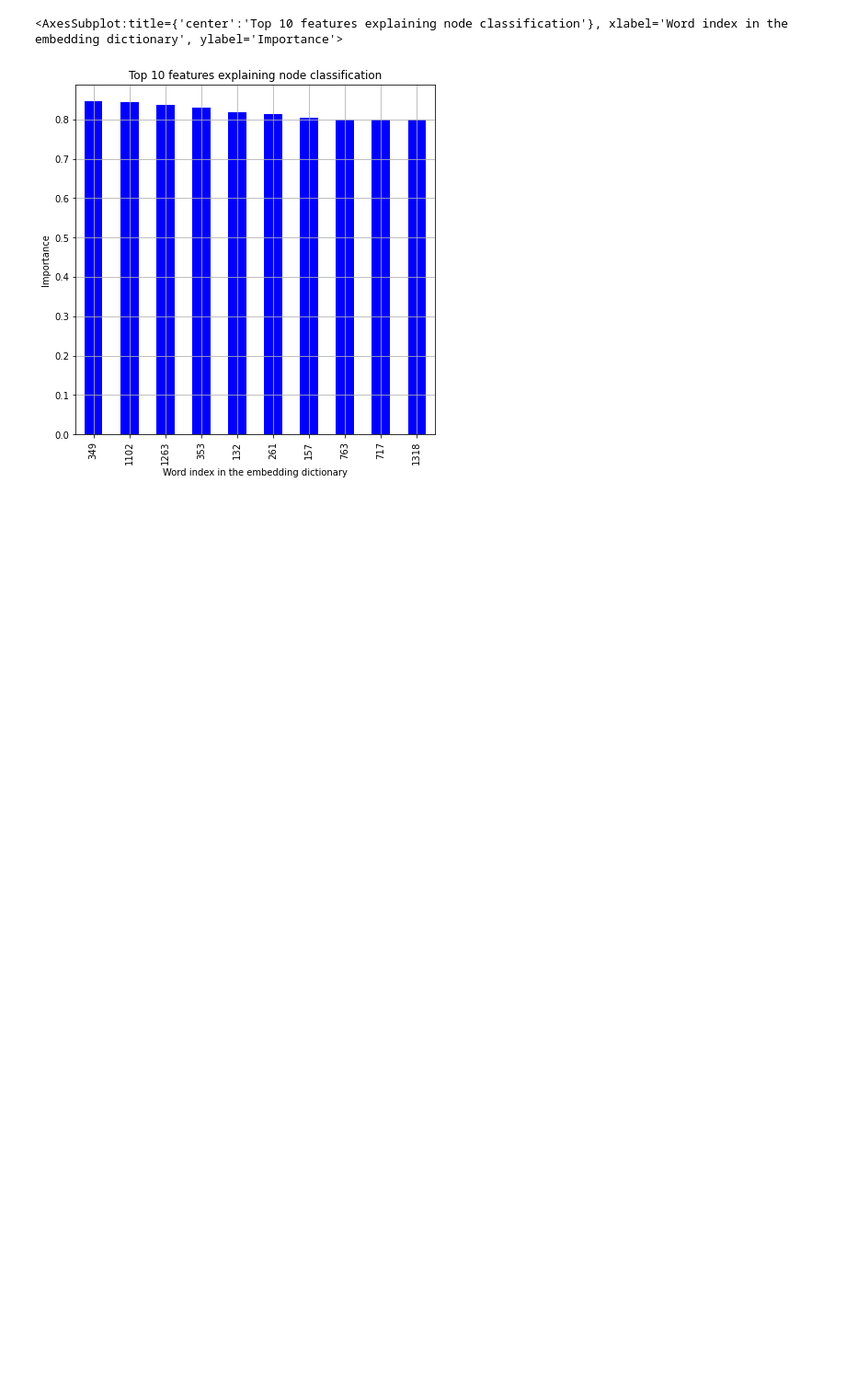
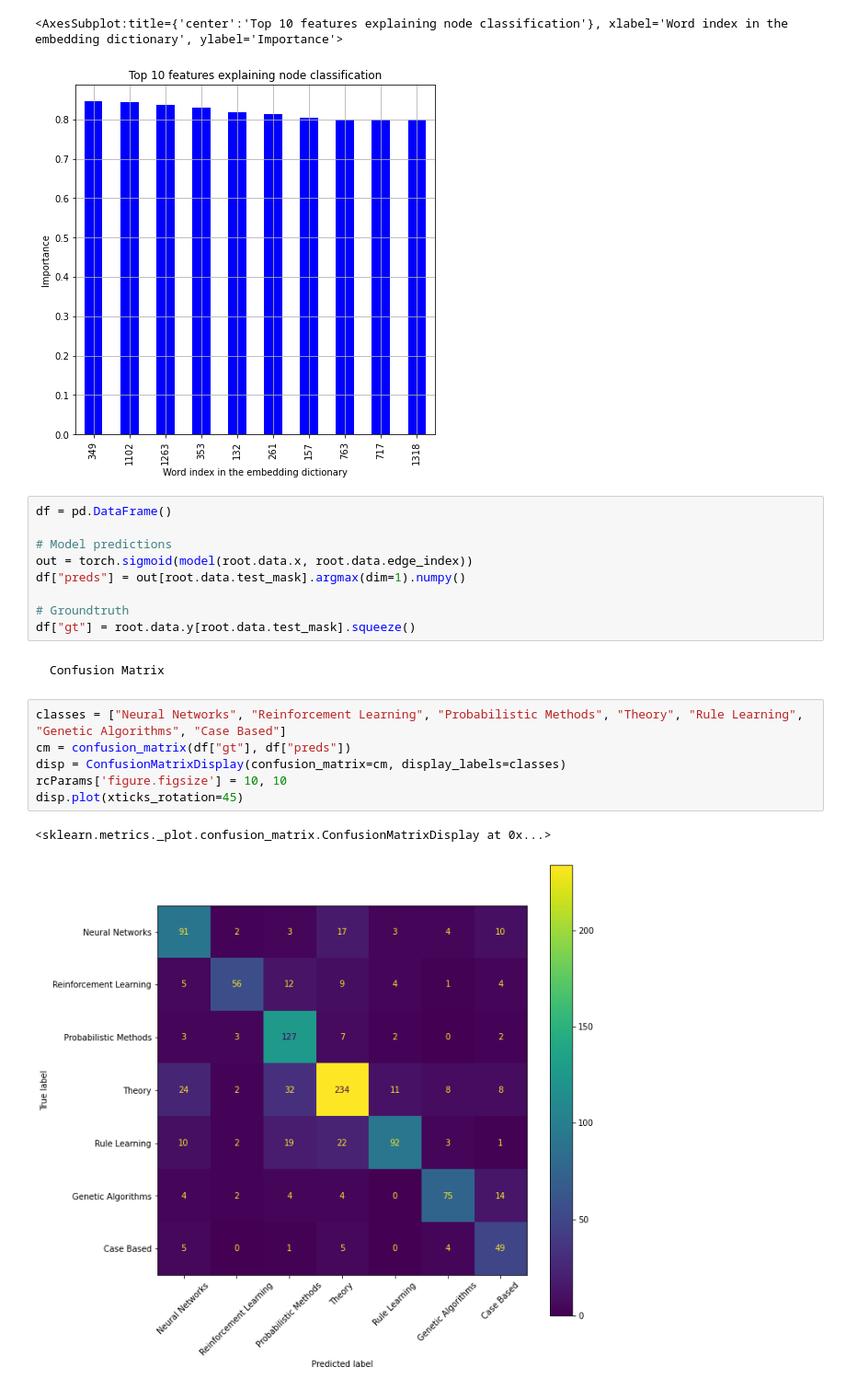
Before and after one commit to AlexShaGH/RE-ParameterizedExplainerForGraphNeuralNetworks, a Jupyter notebook: GNN Explainer Cora.ipynb, the cells around one changed output. Shown at 92% size. Drawn from its saved outputs; the diff is of its cells as text; blank space fills up the shorter version.

Commit message:
Project Submission Metrics Added

```diff
--- a/GNN Explainer Cora.ipynb
+++ b/GNN Explainer Cora.ipynb
@@ -93,3 +99,23 @@ color="blue"
 # %% [output]
 <AxesSubplot:title={'center':'Top 10 features explaining node classification'}, xlabel='Word index in the embedding dictionary', ylabel='Importance'>
 [figure]
+# %%
+df = pd.DataFrame()
+
+# Model predictions
+out = torch.sigmoid(model(root.data.x, root.data.edge_index))
+df["preds"] = out[root.data.test_mask].argmax(dim=1).numpy()
+
+# Groundtruth
+df["gt"] = root.data.y[root.data.test_mask].squeeze()
+# %% [markdown]
+    Confusion Matrix
+# %%
+classes = ["Neural Networks", "Reinforcement Learning", "Probabilistic Methods", "Theory", "Rule Learning", "Genetic Algorithms", "Case Based"]
+cm = confusion_matrix(df["gt"], df["preds"])
+disp = ConfusionMatrixDisplay(confusion_matrix=cm, display_labels=classes)
+rcParams['figure.figsize'] = 10, 10
+disp.plot(xticks_rotation=45)
+# %% [output]
+<sklearn.metrics._plot.confusion_matrix.ConfusionMatrixDisplay at 0x...>
+[figure, added]
```
Also changed, not shown: parts of 6 cells of this notebook, 2 other files.
